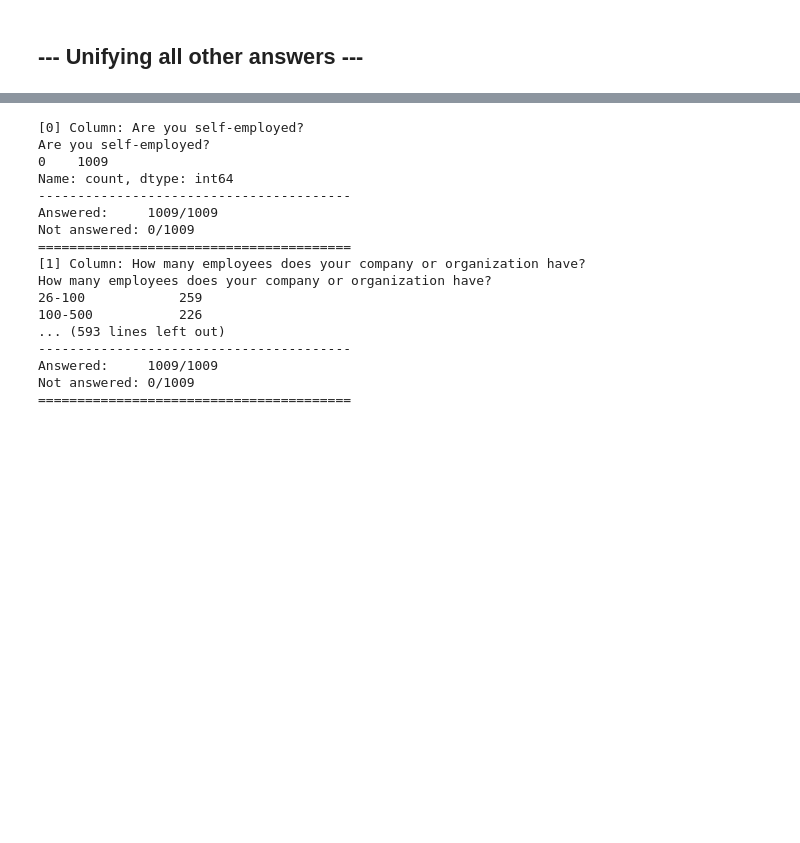
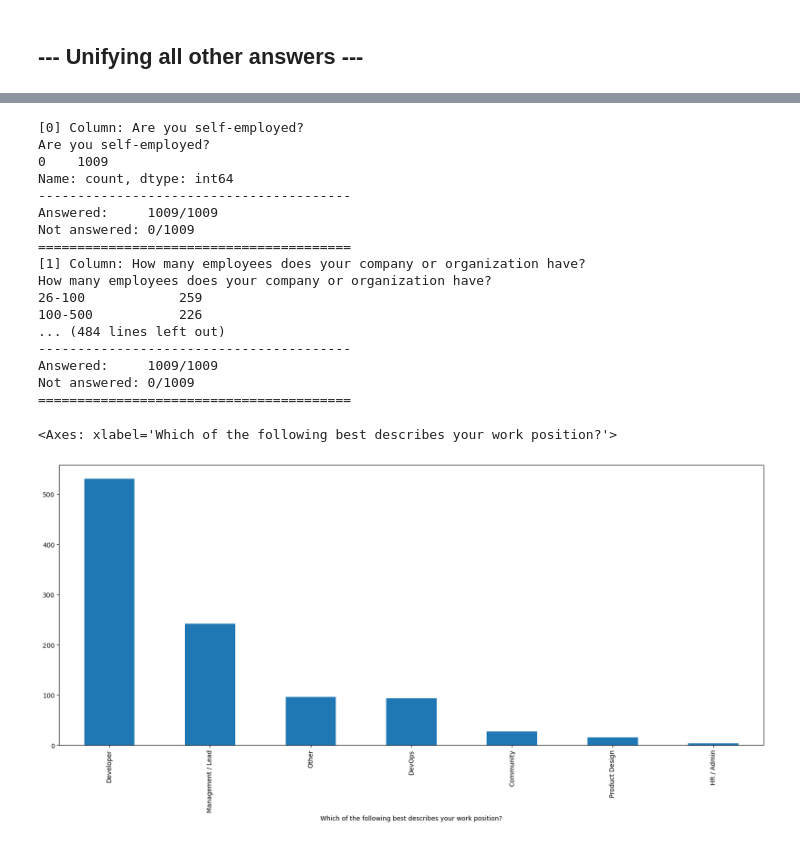
Before and after one commit to thedawid999/Health-Analysis, a Jupyter notebook: code/1_data_preprocessing.ipynb, the cells around one changed output, grey strips where cells are left out. Cells and saved outputs as stored; diff of their text form; code cells hidden in the pictures; blank space fills up the shorter version.

Commit message:
mapped job roles

```diff
--- a/code/1_data_preprocessing.ipynb
+++ b/code/1_data_preprocessing.ipynb
@@ -298,0 +311,9 @@ Not answered: 0/1014
+# %%
+### Let only top 10 countries, the rest goes to "Others"
+top_n = 10
+# living countries
+top_live = data_clean['What country do you live in?'].value_counts().nlargest(top_n).index
+data_clean['What country do you live in?'] = data_clean['What country do you live in?'].apply(lambda x: x if x in top_live else 'Other')
+# working countries
+top_work = data_clean['What country do you work in?'].value_counts().nlargest(top_n).index
+data_clean['What country do you work in?'] = data_clean['What country do you work in?'].apply(lambda x: x if x in top_work else 'Other')
@@ -299,22 +399,5 @@ Not answered: 0/1014
 # %%
-### Delete AGE-outliers (<17 and >67)
-data_clean = data_clean[(data_clean['What is your age?'] >= 17) & (data_clean['What is your age?'] <= 67)]
-
-### create bins for AGE
-bins = [16, 25, 35, 45, 55, 67]
-labels = ['17-25', '26-35', '36-45', '46-55', '56-67']
-data_clean['What is your age?'] = pd.cut(data_clean['What is your age?'], bins=bins, labels=labels, include_lowest=True)
-
-### let only top 10 countries, the rest goes to "Others"
-top_n = 10
-# living countries
-top_live = data_clean['What country do you live in?'].value_counts().nlargest(top_n).index
-data_clean['Country_live_grouped'] = data_clean['What country do you live in?'].apply(lambda x: x if x in top_live else 'Other')
-# working countries
-top_work = data_clean['What country do you work in?'].value_counts().nlargest(top_n).index
-data_clean['Country_work_grouped'] = data_clean['What country do you work in?'].apply(lambda x: x if x in top_work else 'Other')
-
-
+### SHOW MAPPED ANSWERS
 max_rows = len(data_clean)
 for i, col in enumerate(data_clean.columns):
 
@@ -342,8 +425,13 @@ Not answered: 0/1009
 How many employees does your company or organization have?
 26-100            259
 100-500           226
-... (593 lines left out)
+... (484 lines left out)
 ----------------------------------------
 Answered:     1009/1009
 Not answered: 0/1009
 ========================================
+# %%
+data_clean[data_clean.columns[44]].value_counts().plot(kind="bar")
+# %% [output]
+<Axes: xlabel='Which of the following best describes your work position?'>
+[figure, added]
```
Also changed, not shown: parts of 4 cells of this notebook.
